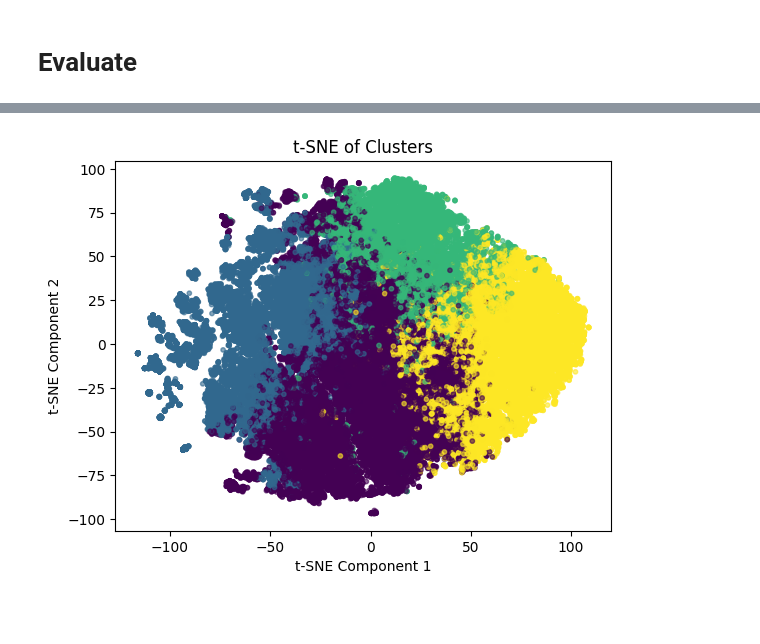
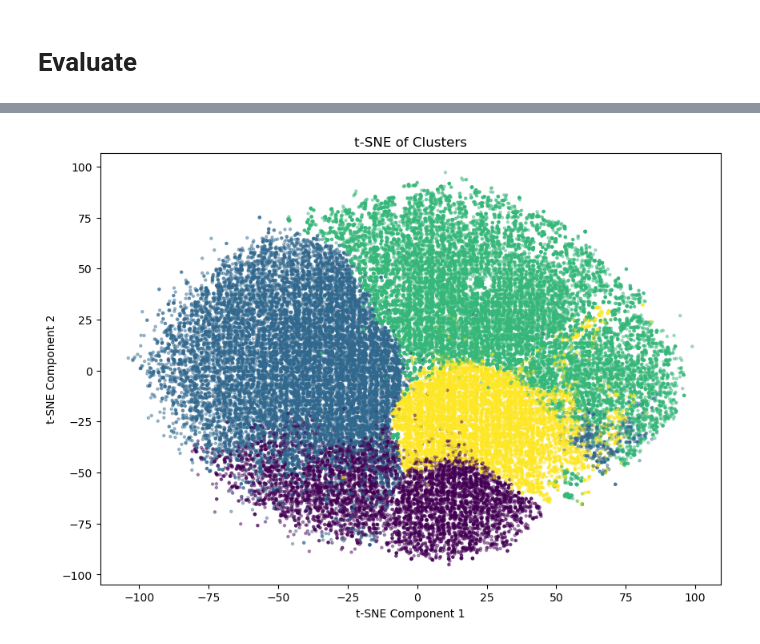
Before and after one commit to sammig6i/NBA-Fantasy-Points-Prediction, a Jupyter notebook: notebooks/NBA_Fantasy_Clustering.ipynb, the cells around one changed output, grey strips where cells are left out. Saved outputs shown, nothing was run; the diff lists cells and outputs as text; code cells hidden in the pictures; blank space fills up the shorter version.

```diff
--- a/notebooks/NBA_Fantasy_Clustering.ipynb
+++ b/notebooks/NBA_Fantasy_Clustering.ipynb
@@ -252,3 +259,6 @@ For n_clusters = 9, the average silhouette score is: 0.1191780119430014
+# %%
+scaler = StandardScaler()
+X_scaled = scaler.fit_transform(X_clustering)
 # %%
 kmeans = KMeans(n_clusters=4, random_state=42)
 clusters = kmeans.fit_predict(X_scaled)
@@ -269,11 +282,13 @@ plt.show()
 # %%
-tsne = TSNE(n_components=2, random_state=42, perplexity=30)
+tsne = cumlTSNE(n_components=2, random_state=42, perplexity=5)
 X_tsne = tsne.fit_transform(X_scaled)
 
-plt.scatter(X_tsne[:, 0], X_tsne[:, 1], c=clusters, cmap='viridis', alpha=0.6, s=10)
+
+plt.figure(figsize=(10, 7))
+plt.scatter(X_tsne[:, 0], X_tsne[:, 1], c=clusters, cmap='viridis', alpha=0.4, s=5)
 plt.xlabel('t-SNE Component 1')
 plt.ylabel('t-SNE Component 2')
 plt.title('t-SNE of Clusters')
 plt.show()
 # %% [output]
-[figure, old version]
+[figure, new version]
```
Also changed, not shown: parts of 5 cells of this notebook.
